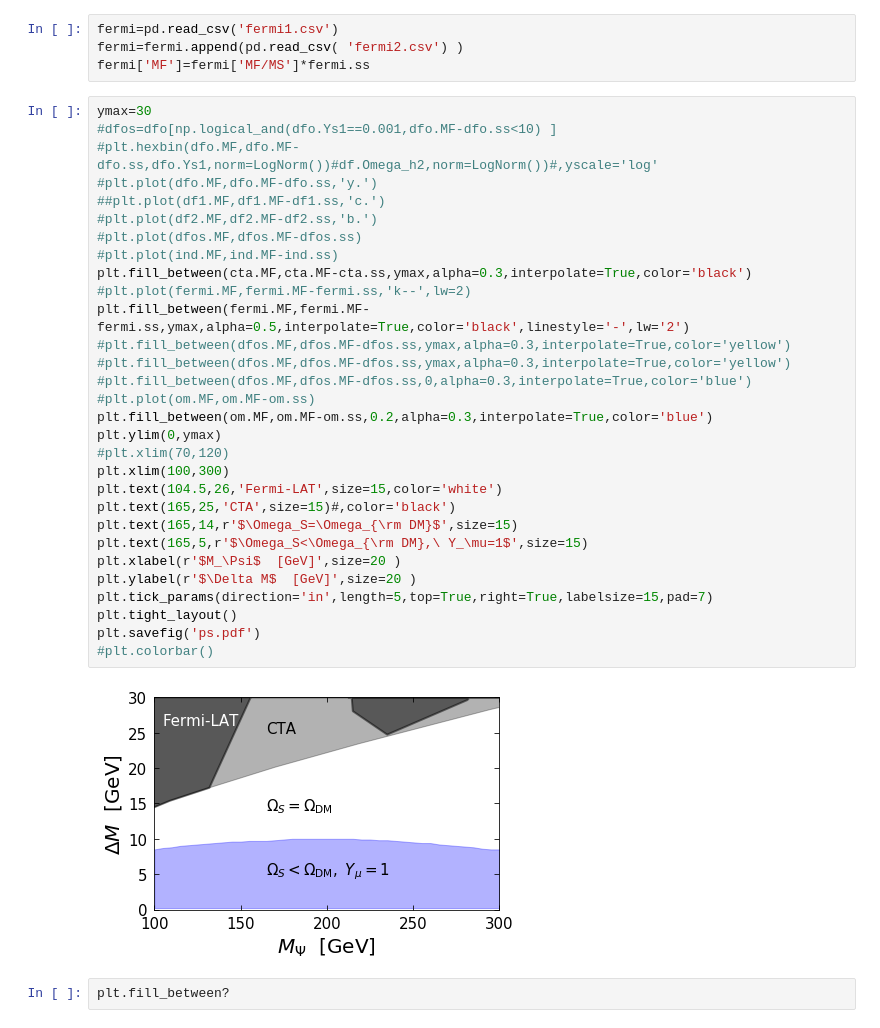
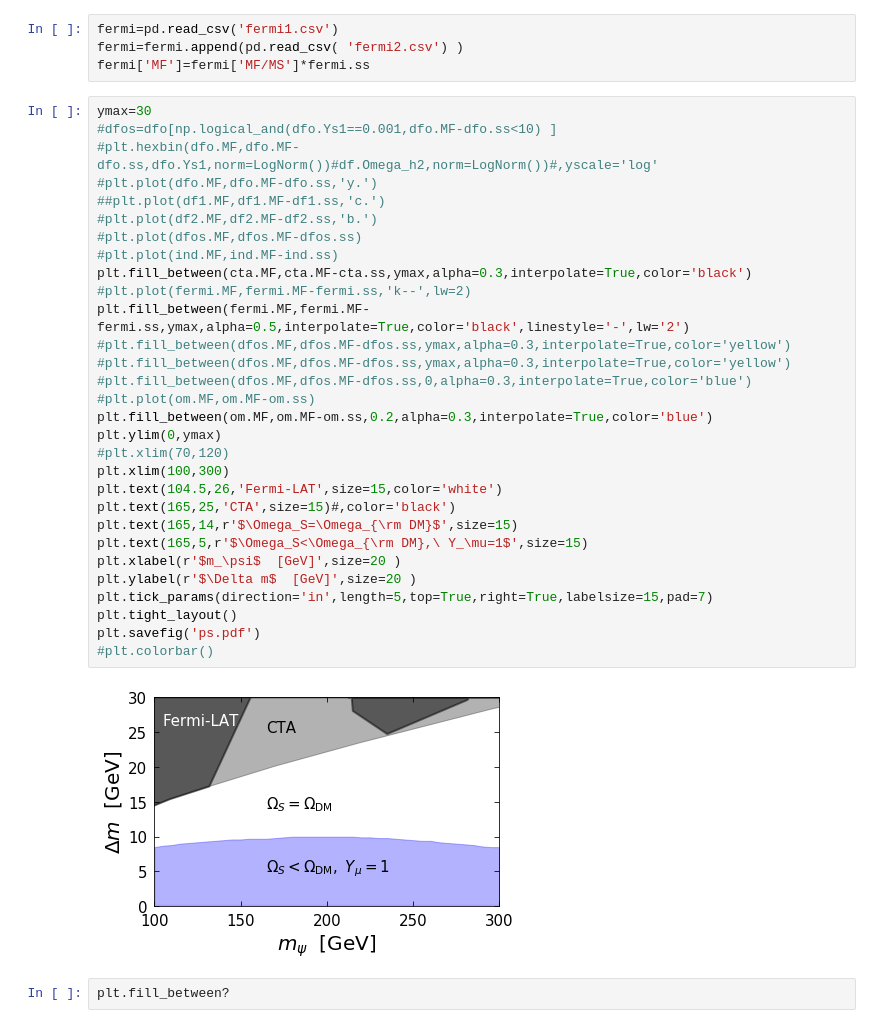
Before and after one commit to restrepo/BSM-Submodules, a Jupyter notebook: BSM/plot.ipynb, the cells around one changed output. Saved outputs shown, nothing was run; the diff lists cells and outputs as text.

```diff
--- a/BSM/plot.ipynb
+++ b/BSM/plot.ipynb
@@ -54,35 +54,35 @@ fermi['MF']=fermi['MF/MS']*fermi.ss
 # %%
 ymax=30
 #dfos=dfo[np.logical_and(dfo.Ys1==0.001,dfo.MF-dfo.ss<10) ]
 #plt.hexbin(dfo.MF,dfo.MF-dfo.ss,dfo.Ys1,norm=LogNorm())#df.Omega_h2,norm=LogNorm())#,yscale='log'
 #plt.plot(dfo.MF,dfo.MF-dfo.ss,'y.')
 ##plt.plot(df1.MF,df1.MF-df1.ss,'c.')
 #plt.plot(df2.MF,df2.MF-df2.ss,'b.')
 #plt.plot(dfos.MF,dfos.MF-dfos.ss)
 #plt.plot(ind.MF,ind.MF-ind.ss)
 plt.fill_between(cta.MF,cta.MF-cta.ss,ymax,alpha=0.3,interpolate=True,color='black')
 #plt.plot(fermi.MF,fermi.MF-fermi.ss,'k--',lw=2)
 plt.fill_between(fermi.MF,fermi.MF-fermi.ss,ymax,alpha=0.5,interpolate=True,color='black',linestyle='-',lw='2')
 #plt.fill_between(dfos.MF,dfos.MF-dfos.ss,ymax,alpha=0.3,interpolate=True,color='yellow')
 #plt.fill_between(dfos.MF,dfos.MF-dfos.ss,ymax,alpha=0.3,interpolate=True,color='yellow')
 #plt.fill_between(dfos.MF,dfos.MF-dfos.ss,0,alpha=0.3,interpolate=True,color='blue')
 #plt.plot(om.MF,om.MF-om.ss)
 plt.fill_between(om.MF,om.MF-om.ss,0.2,alpha=0.3,interpolate=True,color='blue')
 plt.ylim(0,ymax)
 #plt.xlim(70,120)
 plt.xlim(100,300)
 plt.text(104.5,26,'Fermi-LAT',size=15,color='white')
 plt.text(165,25,'CTA',size=15)#,color='black')
 plt.text(165,14,r'$\Omega_S=\Omega_{\rm DM}$',size=15)
 plt.text(165,5,r'$\Omega_S<\Omega_{\rm DM},\ Y_\mu=1$',size=15)
-plt.xlabel(r'$M_\Psi$  [GeV]',size=20 )
-plt.ylabel(r'$\Delta M$  [GeV]',size=20 )
+plt.xlabel(r'$m_\psi$  [GeV]',size=20 )
+plt.ylabel(r'$\Delta m$  [GeV]',size=20 )
 plt.tick_params(direction='in',length=5,top=True,right=True,labelsize=15,pad=7)
 plt.tight_layout()
 plt.savefig('ps.pdf')
 #plt.colorbar()
 # %% [output]
-[figure, old version]
+[figure, new version]
 # %%
 plt.fill_between?
 # %%
```
